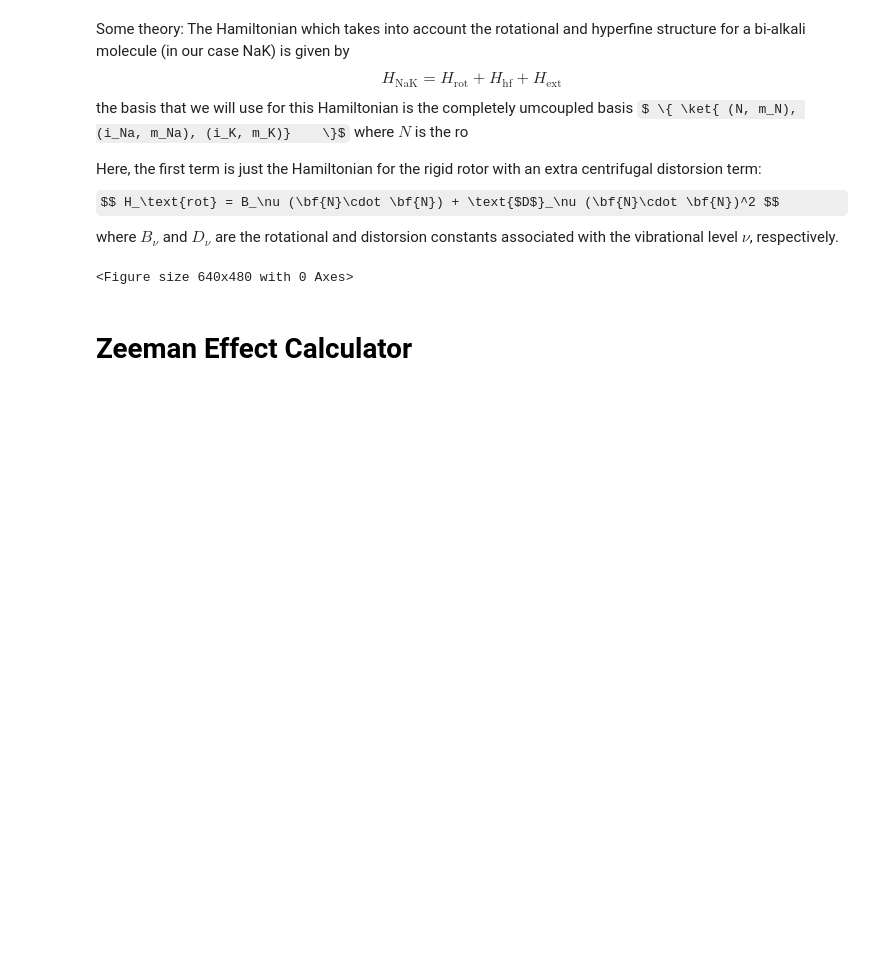
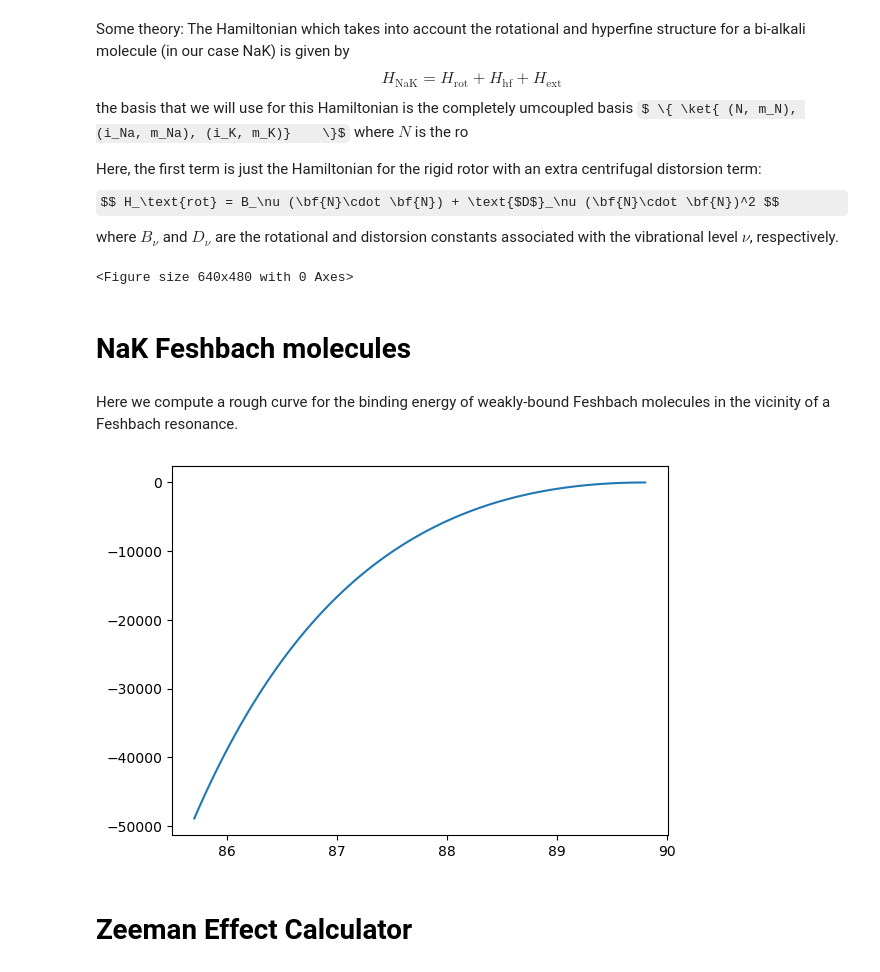
Before and after one commit to huanium/huanium, a Jupyter notebook: MIT_PhD/AMO_Calculator/AMO_Calculator.ipynb, the cells around one changed output. Cells and saved outputs as stored; diff of their text form; code cells hidden in the pictures; some formulas as TeX source; blank space fills up the shorter version.

```diff
--- a/MIT_PhD/AMO_Calculator/AMO_Calculator.ipynb
+++ b/MIT_PhD/AMO_Calculator/AMO_Calculator.ipynb
@@ -3642,6 +3776,29 @@ B = np.linspace(1, 500, int(50))*1e-4 #T
 H = H0[..., None]+ Hz[..., None]*B+ Hdc[..., None]*E+ Hac[..., None]*I
 H = H.transpose(2,0,1)
 energies, states = np.linalg.eigh(H)
+# %% [markdown]
+# <font size=5, color='black'>NaK Feshbach molecules </font>
+# %% [markdown]
+Here we compute a rough curve for the binding energy of weakly-bound Feshbach molecules in the vicinity of a Feshbach resonance.
+# %%
+# plot binding energy vs magnetic field (naive model)
+# a more precise 1-parameter model is given by Eqn (2) of CHW's paper
+def Eb(B, width_FB = [5.8, 9.55],B_FB = [78.35, 89.8]):
+    a_mean = 51*a0
+    a_bg = -690 * a0
+    fb_factor = 1
+    for i in range(len(B_FB)):
+        fb_factor *= (1+width_FB[i]/(B-B_FB[i]))
+    a = a_bg*fb_factor
+    Eb = hbar**2 / (2*muNa40K*u*(a - a_mean)**2)
+    return Eb/(hbar*2*np.pi)
+# %%
+B = np.linspace(85.7,89.8,100)
+Eb_array = Eb(B)
+plt.plot(B,-Eb_array)
+plt.show()
+# %% [output]
+[figure, added]
 # %% [markdown]
 # <font size=5, color='black'> Zeeman Effect Calculator </font>
 # %%
```
Also changed, not shown: parts of 6 cells of this notebook, 7 other files.
